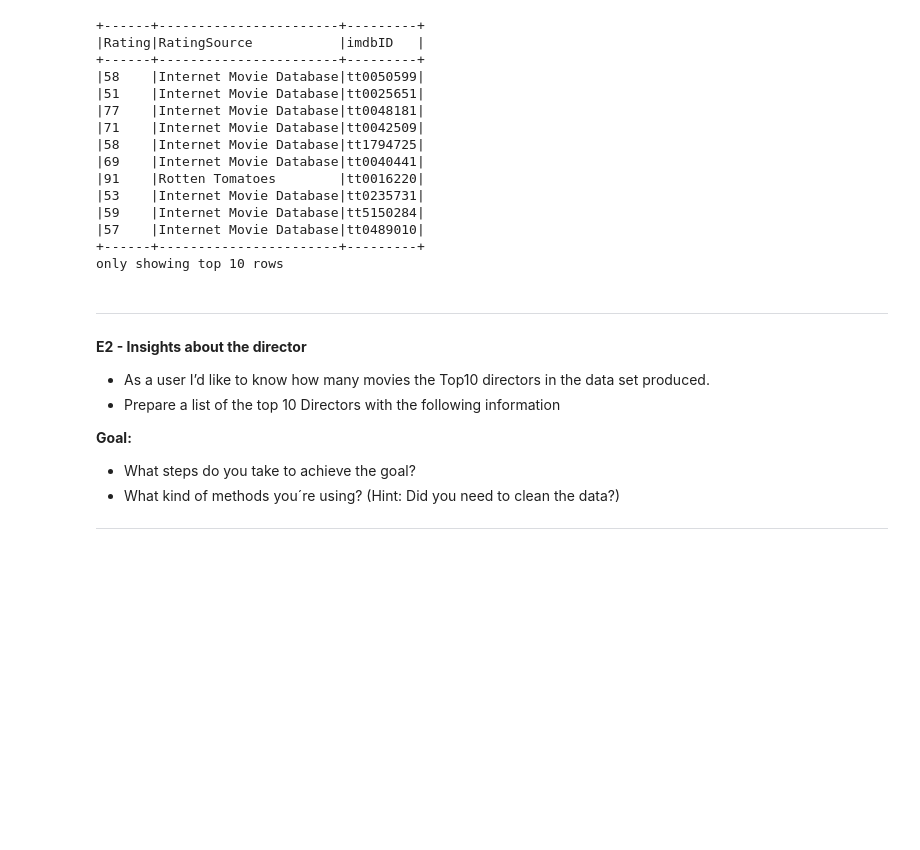
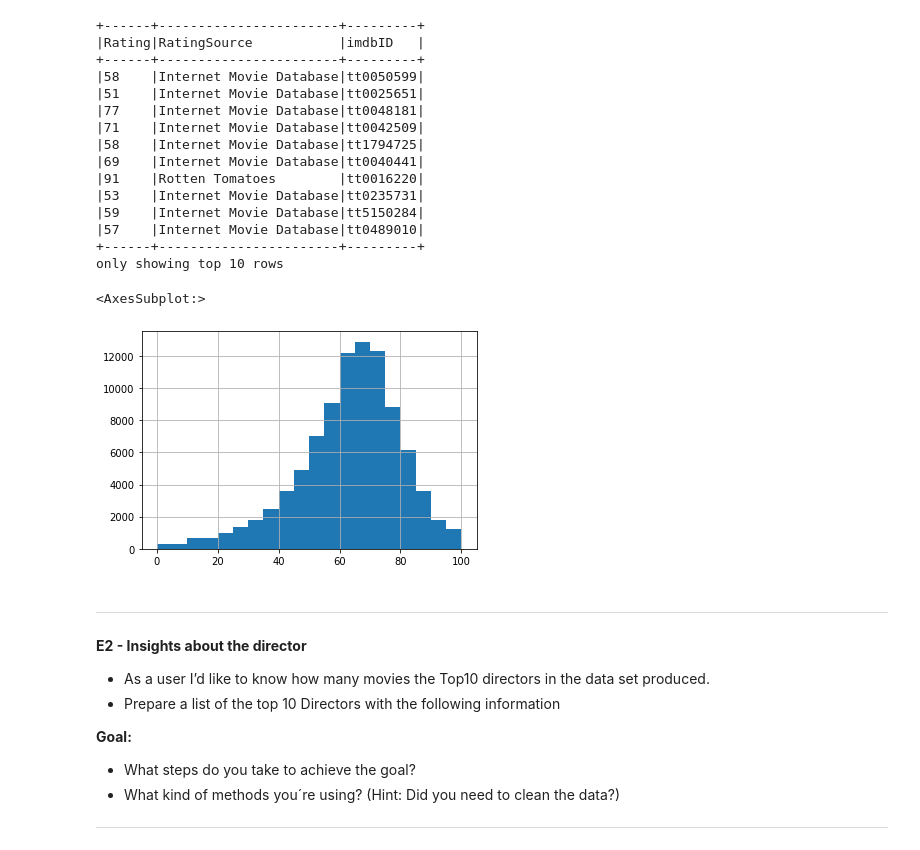
Before and after one commit to endrit-b/data-analysis-workshop, a Jupyter notebook: src/data_analysis/movie_data_analysis.ipynb, the cells around one changed output. Cells and saved outputs as stored; diff of their text form; code cells hidden in the pictures; blank space fills up the shorter version.

```diff
--- a/src/data_analysis/movie_data_analysis.ipynb
+++ b/src/data_analysis/movie_data_analysis.ipynb
@@ -78,6 +79,11 @@ ratingsDf.dropDuplicates().show(10, truncate=False)
 |57    |Internet Movie Database|tt0489010|
 +------+-----------------------+---------+
 only showing top 10 rows
+# %%
+ratings_df.toPandas()['Rating'].hist(bins=20)
+# %% [output]
+<AxesSubplot:>
+[figure, added]
 # %% [markdown]
 ---
 **E2 - Insights about the director**
```
Also changed, not shown: parts of 14 cells of this notebook, 25 other files.
